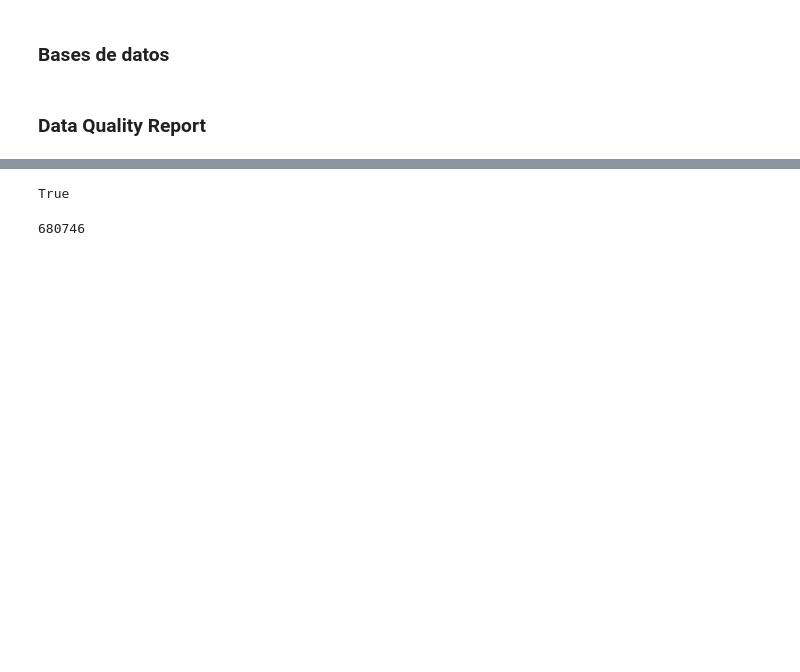
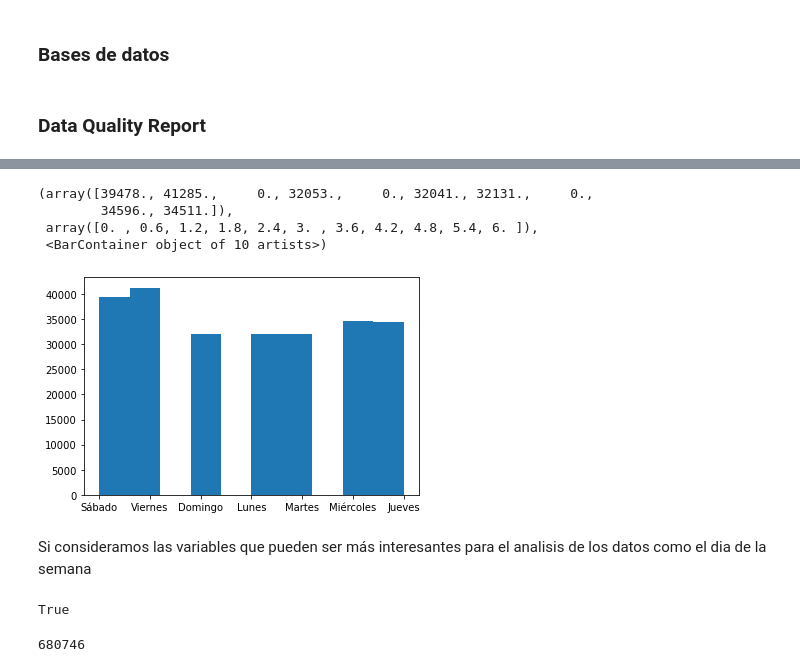
Before and after one commit to Palacios-F/Proyecto_CDIN, a Jupyter notebook: CODE/Proyecto.ipynb, the cells around one changed output, grey strips where cells are left out. Cells and saved outputs as stored; diff of their text form; code cells hidden in the pictures; blank space fills up the shorter version.

```diff
--- a/CODE/Proyecto.ipynb
+++ b/CODE/Proyecto.ipynb
@@ -128,6 +129,16 @@ dqr2019
 | delegacion_cierre | delegacion_cierre | object | 19 | 207615 | 16 | NaN | NaN |
 | geopoint | geopoint | object | 0 | 207634 | 43484 | 19.095427,-99.209295 | 19.57857003,-99.13017996 |
 | mes | mes | int64 | 0 | 207634 | 11 | 1 | 11 |
+# %%
+plt.hist(data2018['dia_semana'])
+# %% [output]
+(array([39478., 41285.,     0., 32053.,     0., 32041., 32131.,     0.,
+        34596., 34511.]),
+ array([0. , 0.6, 1.2, 1.8, 2.4, 3. , 3.6, 4.2, 4.8, 5.4, 6. ]),
+ <BarContainer object of 10 artists>)
+[figure, added]
+# %% [markdown]
+Si consideramos las variables que pueden ser más interesantes para el analisis de los datos como el dia de la semana
 # %%
 dqr2017.index.to_list() == dqr2018.index.to_list() == dqr2019.index.to_list()
 # %% [output]
```
Also changed, not shown: parts of 15 cells of this notebook.
